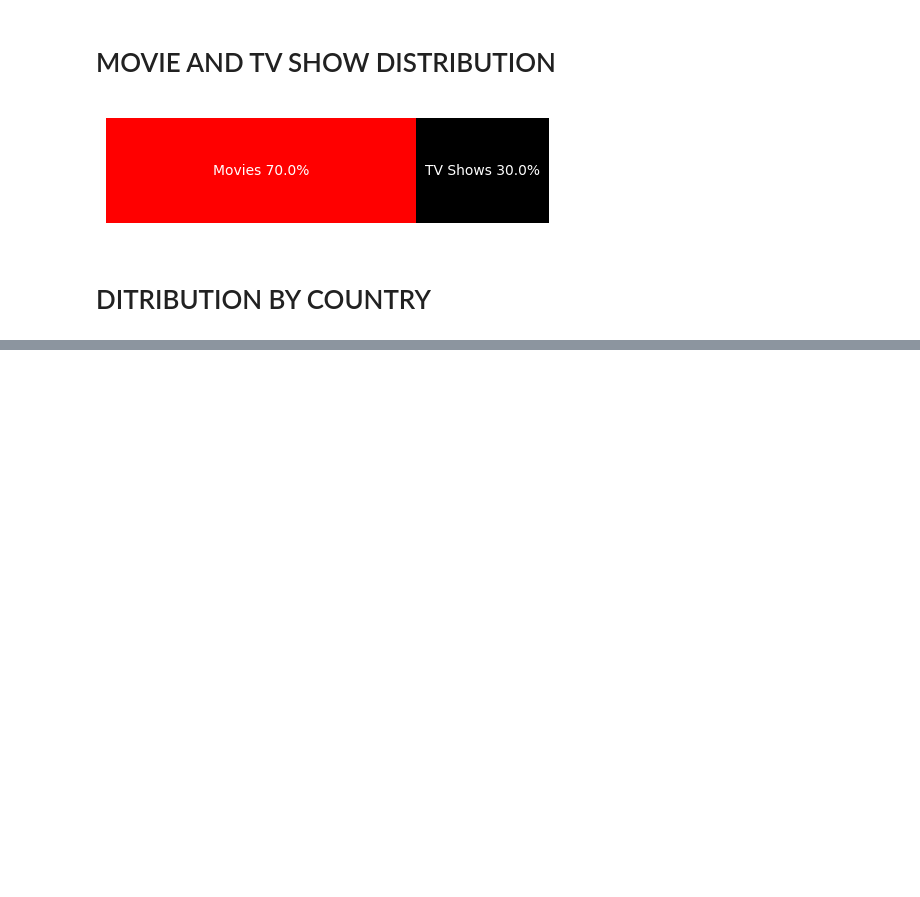
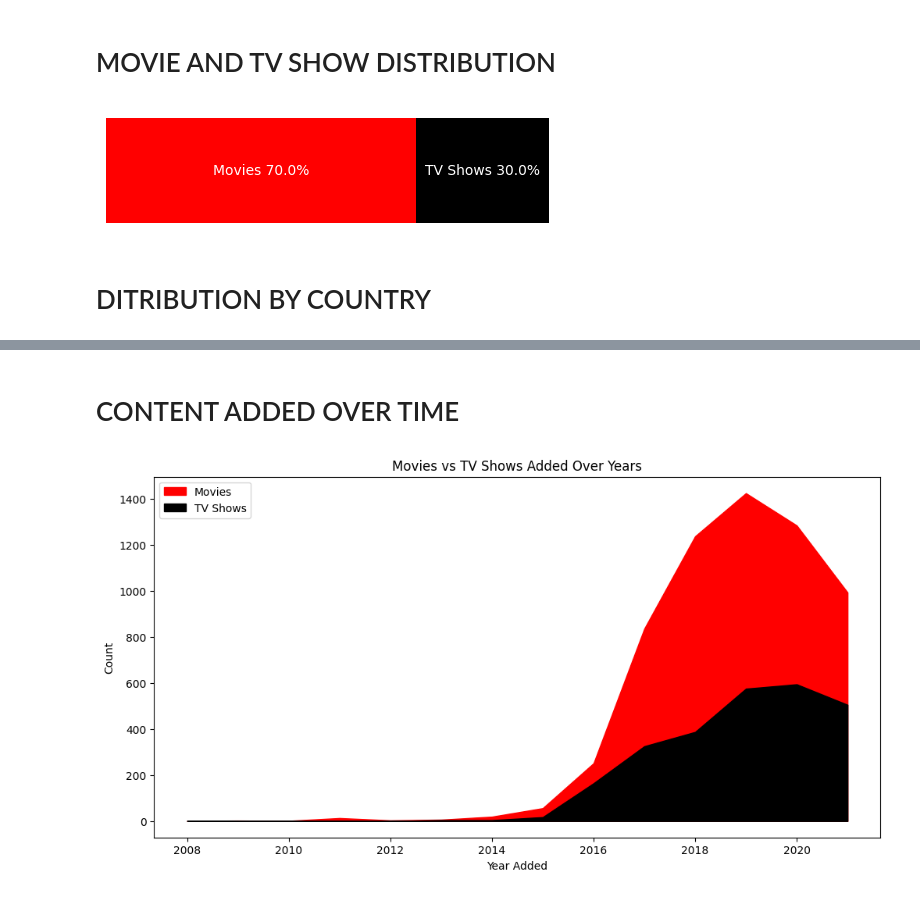
Before and after one commit to chandru-G9/EDA---Netflix-Data, a Jupyter notebook: eda-netflix-data.ipynb, the cells around one changed output, grey strips where cells are left out. Saved outputs shown, nothing was run; the diff lists cells and outputs as text; code cells hidden in the pictures; blank space fills up the shorter version.

```diff
--- a/eda-netflix-data.ipynb
+++ b/eda-netflix-data.ipynb
@@ -142,0 +188,30 @@ plt.show()
+# %% [markdown]
+# CONTENT ADDED OVER TIME
+# %%
+
+# Convert to datetime safely
+df['date_added'] = pd.to_datetime(df['date_added'], format="%B %d, %Y", errors='coerce')
+df['year_added'] = df['date_added'].dt.year
+
+
+
+df_area=df.groupby(['year_added','type']).size().reset_index(name='count')
+df_area = df_area.pivot(index='year_added',columns='type',values='count').fillna(0)
+df_area = df_area.sort_index()
+
+
+plt.figure(figsize=(12,6))
+
+# Plot Movies (red) from 0
+plt.fill_between(df_area.index, 0, df_area['Movie'], color='red', label='Movies')
+
+# Plot TV Shows (black) from 0
+plt.fill_between(df_area.index, 0, df_area['TV Show'], color='black', label='TV Shows')
+
+plt.xlabel("Year Added")
+plt.ylabel("Count")
+plt.title("Movies vs TV Shows Added Over Years")
+plt.legend(loc='upper left')
+plt.show()
+# %% [output]
+[figure, added]
```
Also changed, not shown: parts of 7 cells of this notebook.
